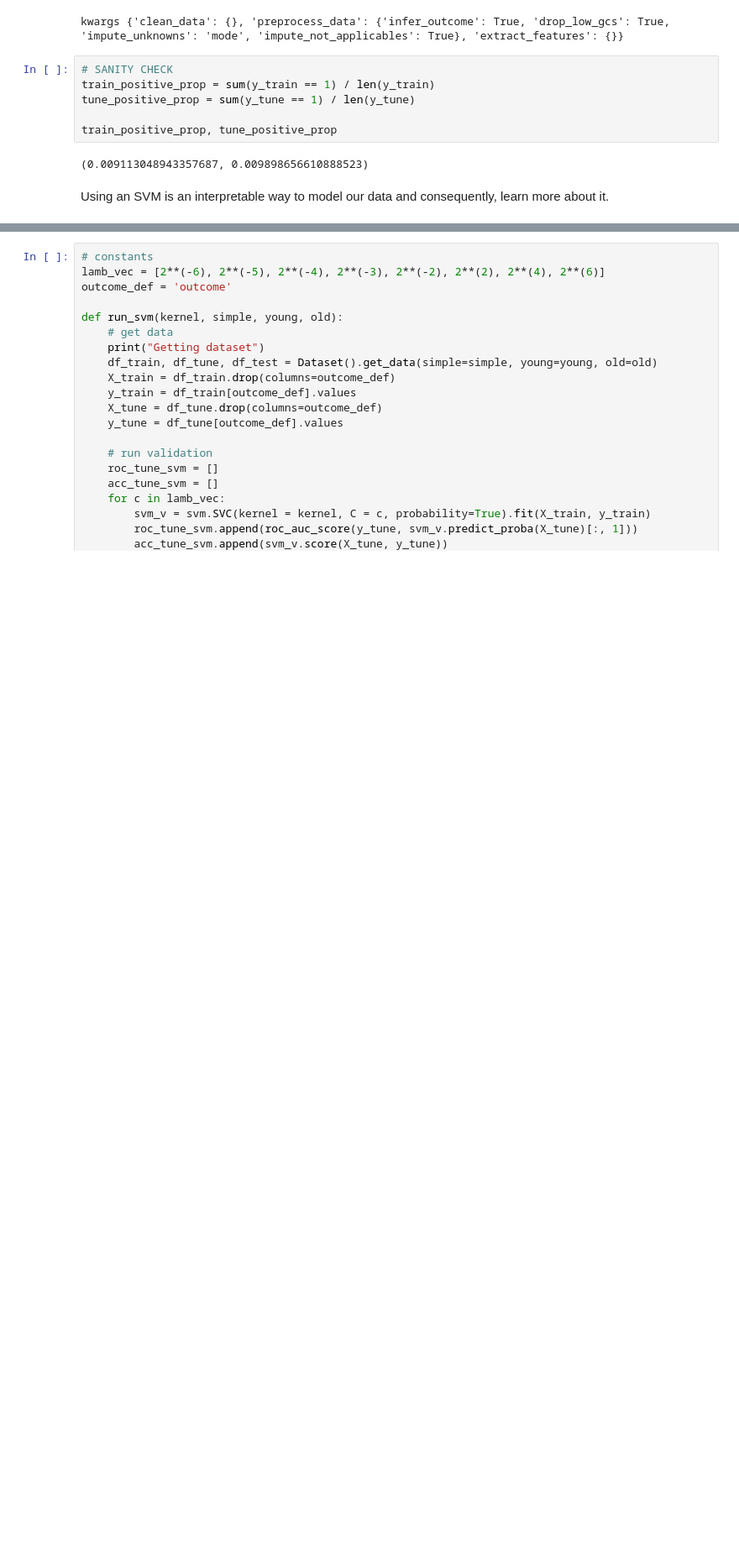
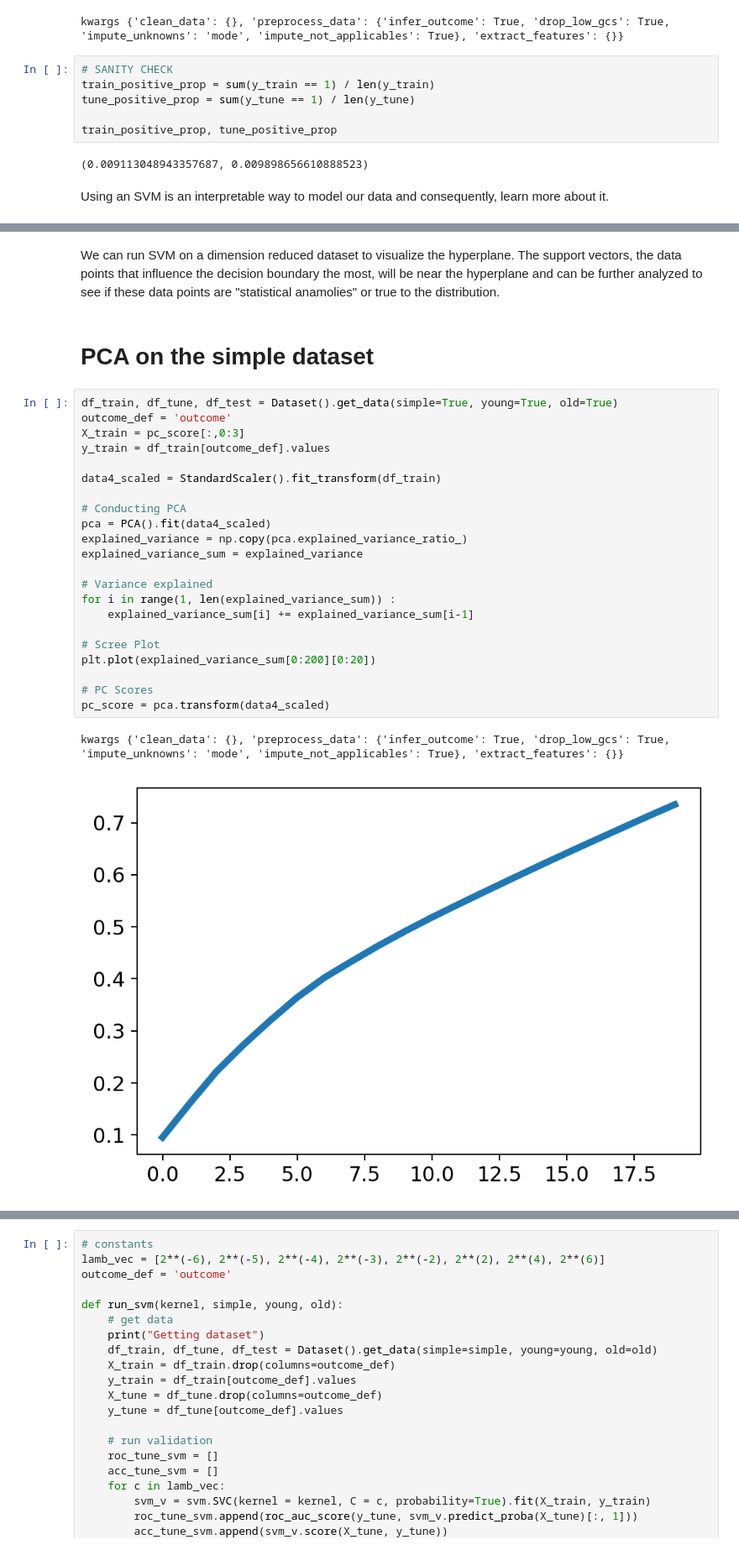
Before and after one commit to Yu-Group/clinical-rule-vetting, a Jupyter notebook: rulevetting/projects/tbi_pecarn/notebooks/svm.ipynb, the cells around one changed output, grey strips where cells are left out. Shown at 84% size. Saved outputs shown, nothing was run; the diff lists cells and outputs as text; blank space fills up the shorter version.

```diff
--- a/rulevetting/projects/tbi_pecarn/notebooks/svm.ipynb
+++ b/rulevetting/projects/tbi_pecarn/notebooks/svm.ipynb
@@ -164,0 +167,29 @@ We can run SVM on a dimension reduced dataset to visualize the hyperplane. The s
+# %% [markdown]
+We can run SVM on a dimension reduced dataset to visualize the hyperplane. The support vectors, the data points that influence the decision boundary the most, will be near the hyperplane and can be further analyzed to see if these data points are "statistical anamolies" or true to the distribution.
+# %% [markdown]
+# PCA on the simple dataset
+# %%
+df_train, df_tune, df_test = Dataset().get_data(simple=True, young=True, old=True)
+outcome_def = 'outcome'
+X_train = pc_score[:,0:3]
+y_train = df_train[outcome_def].values
+
+data4_scaled = StandardScaler().fit_transform(df_train)
+
+# Conducting PCA
+pca = PCA().fit(data4_scaled)
+explained_variance = np.copy(pca.explained_variance_ratio_)
+explained_variance_sum = explained_variance
+
+# Variance explained
+for i in range(1, len(explained_variance_sum)) :
+    explained_variance_sum[i] += explained_variance_sum[i-1]
+
+# Scree Plot
+plt.plot(explained_variance_sum[0:200][0:20])
+
+# PC Scores
+pc_score = pca.transform(data4_scaled)
+# %% [output]
+kwargs {'clean_data': {}, 'preprocess_data': {'infer_outcome': True, 'drop_low_gcs': True, 'impute_unknowns': 'mode', 'impute_not_applicables': True}, 'extract_features': {}}
+[figure, added]
```
Also changed, not shown: parts of 14 cells of this notebook.
